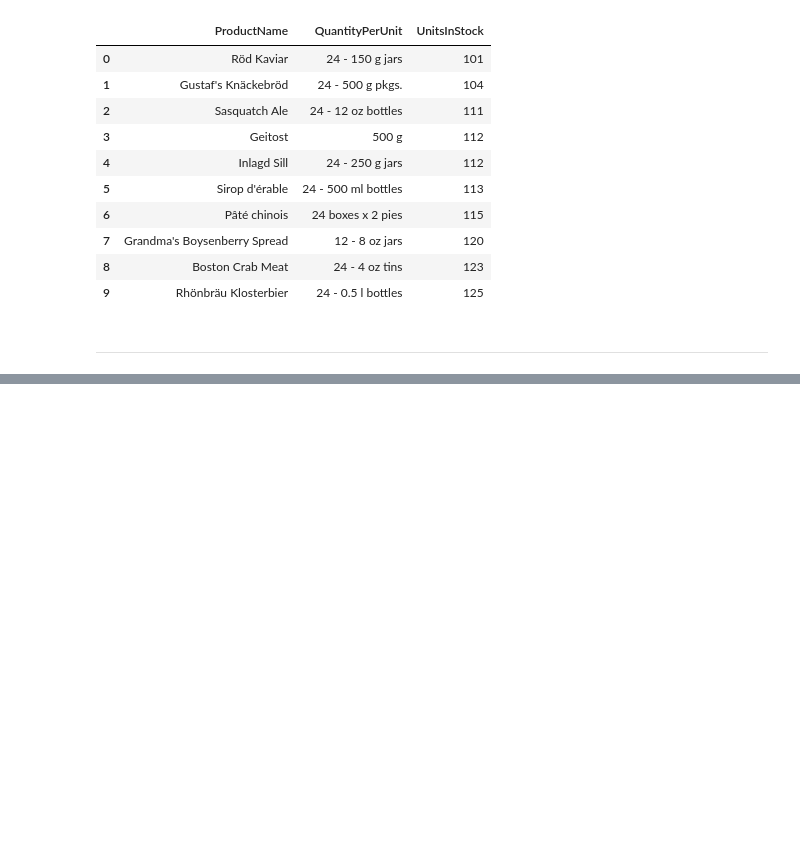
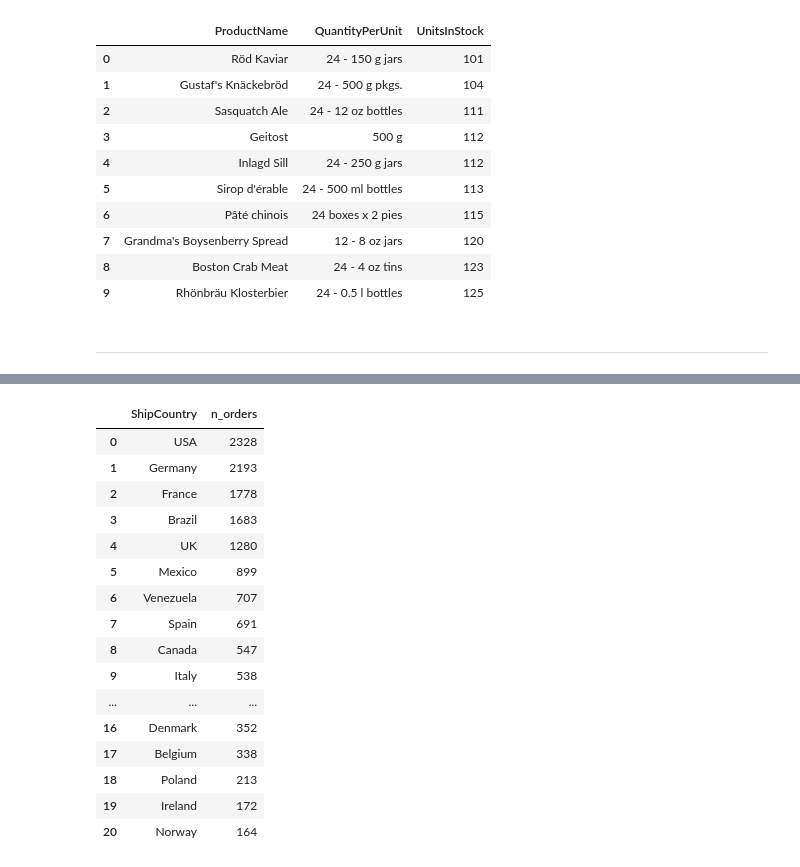
Before and after one commit to datasquad/ECLR, a Jupyter notebook: Py_SQL/Py_SQL.ipynb, the cells around one changed output, grey strips where cells are left out. Drawn from its saved outputs; the diff is of its cells as text; code cells hidden in the pictures; blank space fills up the shorter version.

```diff
--- a/Py_SQL/Py_SQL.ipynb
+++ b/Py_SQL/Py_SQL.ipynb
@@ -250,0 +302,20 @@ pd.read_sql_query("SELECT ProductName, QuantityPerUnit, UnitsInStock FROM Produc
+# %%
+pd.read_sql_query("SELECT ShipCountry, COUNT(*) AS n_orders FROM Orders GROUP BY ShipCountry ORDER BY n_orders DESC;", con)
+# %% [output]
+|  | ShipCountry | n_orders |
+| 0 | USA | 2328 |
+| 1 | Germany | 2193 |
+| 2 | France | 1778 |
+| 3 | Brazil | 1683 |
+| 4 | UK | 1280 |
+| 5 | Mexico | 899 |
+| 6 | Venezuela | 707 |
+| 7 | Spain | 691 |
+| 8 | Canada | 547 |
+| 9 | Italy | 538 |
+| ... | ... | ... |
+| 16 | Denmark | 352 |
+| 17 | Belgium | 338 |
+| 18 | Poland | 213 |
+| 19 | Ireland | 172 |
+| 20 | Norway | 164 |
```
Also changed, not shown: parts of 9 cells of this notebook, 2 other files.
